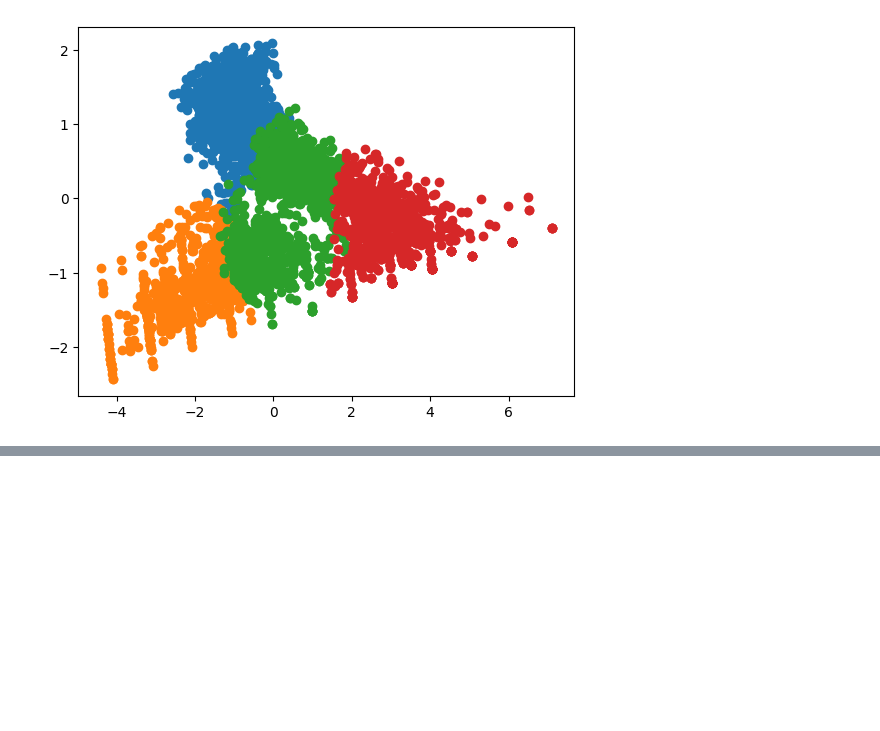
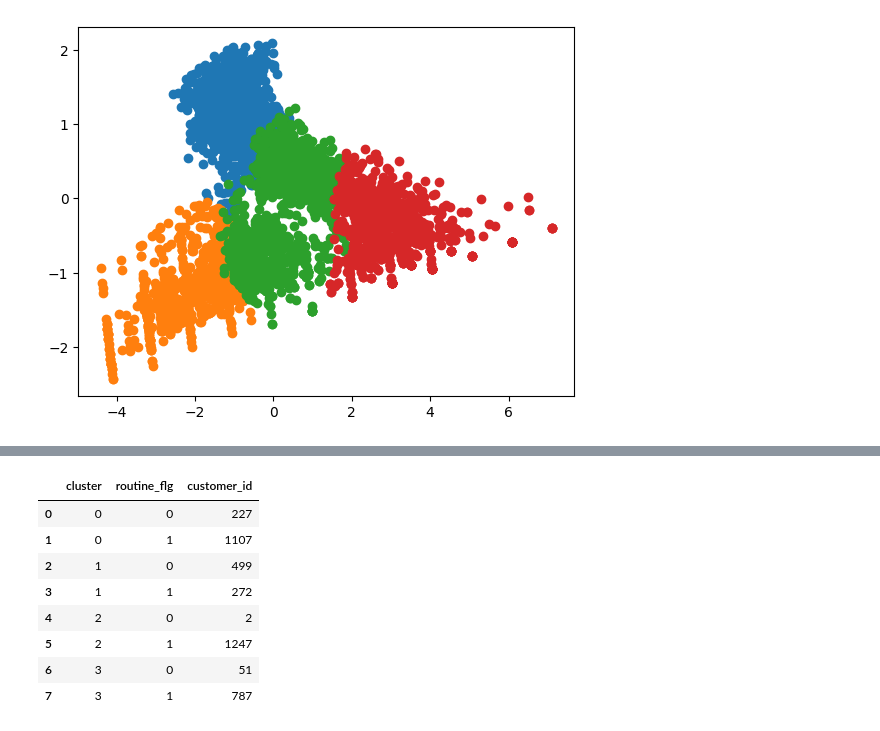
Before and after one commit to shota98501/Data_Scientist, a Jupyter notebook: Knock(DirtyData)/Dirty_Data4/Data_Analysis/Dirty_Data4.ipynb, the cells around one changed output, grey strips where cells are left out. Cells and saved outputs as stored; diff of their text form; code cells hidden in the pictures; blank space fills up the shorter version.

```diff
--- a/Knock(DirtyData)/Dirty_Data4/Data_Analysis/Dirty_Data4.ipynb
+++ b/Knock(DirtyData)/Dirty_Data4/Data_Analysis/Dirty_Data4.ipynb
@@ -94,3 +94,6 @@ for i in customer_clustering["cluster"].unique():
     plt.scatter(tmp[0], tmp[1])
 # %% [output]
 [figure]
+# %%
+customer_clustering = pd.concat([customer_clustering,customer],axis=1)
+customer_clustering.groupby(["cluster", "is_deleted"], as_index=False).count()[["cluster", "is_deleted", "customer_id"]]
@@ -96,0 +109,12 @@ for i in customer_clustering["cluster"].unique():
+# %%
+customer_clustering.groupby(["cluster", "routine_flg"],as_index=False).count()[["cluster","routine_flg", "customer_id"]]
+# %% [output]
+|  | cluster | routine_flg | customer_id |
+| 0 | 0 | 0 | 227 |
+| 1 | 0 | 1 | 1107 |
+| 2 | 1 | 0 | 499 |
+| 3 | 1 | 1 | 272 |
+| 4 | 2 | 0 | 2 |
+| 5 | 2 | 1 | 1247 |
+| 6 | 3 | 0 | 51 |
+| 7 | 3 | 1 | 787 |
```
Also changed, not shown: parts of 5 cells of this notebook.
